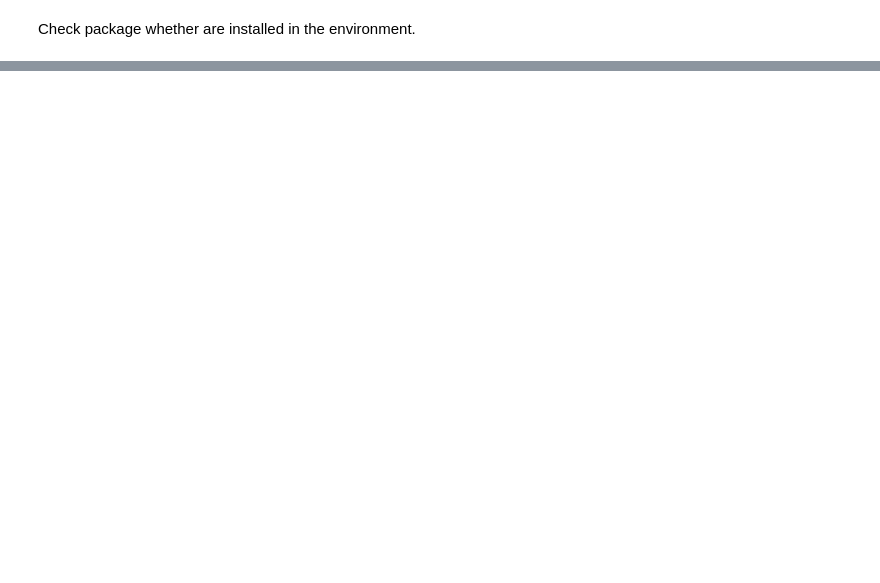
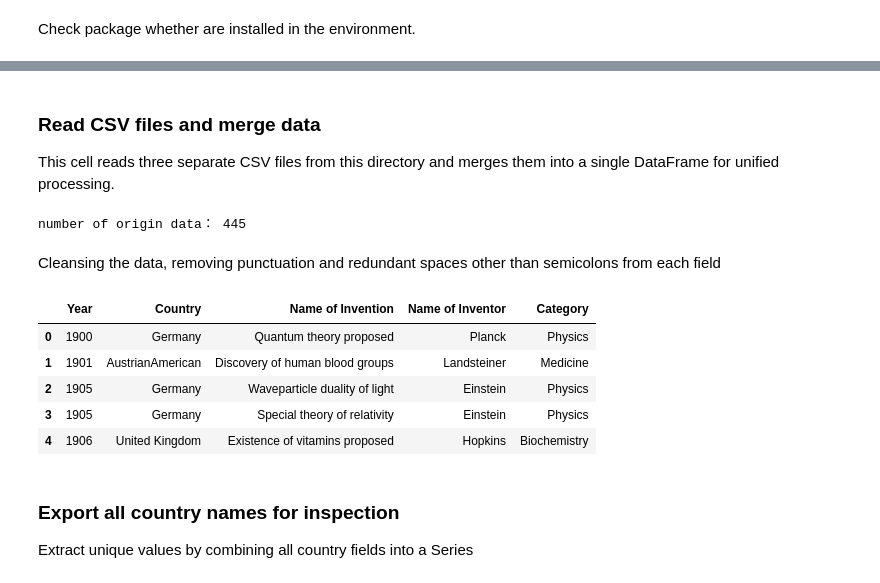
Before and after one commit to Foster-Ellis/DALAS-EDA-PROJECT, a Jupyter notebook: src/clean_scripts/data_clean.ipynb, the cells around one changed output, grey strips where cells are left out. Saved outputs shown, nothing was run; the diff lists cells and outputs as text; code cells hidden in the pictures; blank space fills up the shorter version.

```diff
--- a/src/clean_scripts/data_clean.ipynb
+++ b/src/clean_scripts/data_clean.ipynb
@@ -183,0 +184,33 @@ Deduplication complete. Results saved to 'deduped_data.csv'.
+# %% [markdown]
+### Read CSV files and merge data
+This cell reads three separate CSV files from this directory and merges them into a single DataFrame for unified processing.
+# %%
+df1 = pd.read_csv('../../raw_data/clean_data/clean_data_yann_1.csv')
+df2 = pd.read_csv('../../raw_data/clean_data/clean_data_yann_2.csv')
+df3 = pd.read_csv('../../raw_data/clean_data/clean_data_yann_3.csv')
+
+# Concatenate all data into one DataFrame
+df = pd.concat([df1, df2, df3], ignore_index=True)
+print("number of origin data：", len(df))
+# %% [output]
+number of origin data： 445
+# %% [markdown]
+Cleansing the data, removing punctuation and redundant spaces other than semicolons from each field
+# %%
+df_clean = df.copy()
+
+# Punctuation cleaning for all string type fields
+for col in df_clean.columns:
+    df_clean[col] = df_clean[col].apply(remove_punctuation)
+
+df_clean.head()
+# %% [output]
+|  | Year | Country | Name of Invention | Name of Inventor | Category |
+| 0 | 1900 | Germany | Quantum theory proposed | Planck | Physics |
+| 1 | 1901 | AustrianAmerican | Discovery of human blood groups | Landsteiner | Medicine |
+| 2 | 1905 | Germany | Waveparticle duality of light | Einstein | Physics |
+| 3 | 1905 | Germany | Special theory of relativity | Einstein | Physics |
+| 4 | 1906 | United Kingdom | Existence of vitamins proposed | Hopkins | Biochemistry |
+# %% [markdown]
+### Export all country names for inspection
+Extract unique values by combining all country fields into a Series
```
Also changed, not shown: parts of 21 cells of this notebook, 5 other files.
